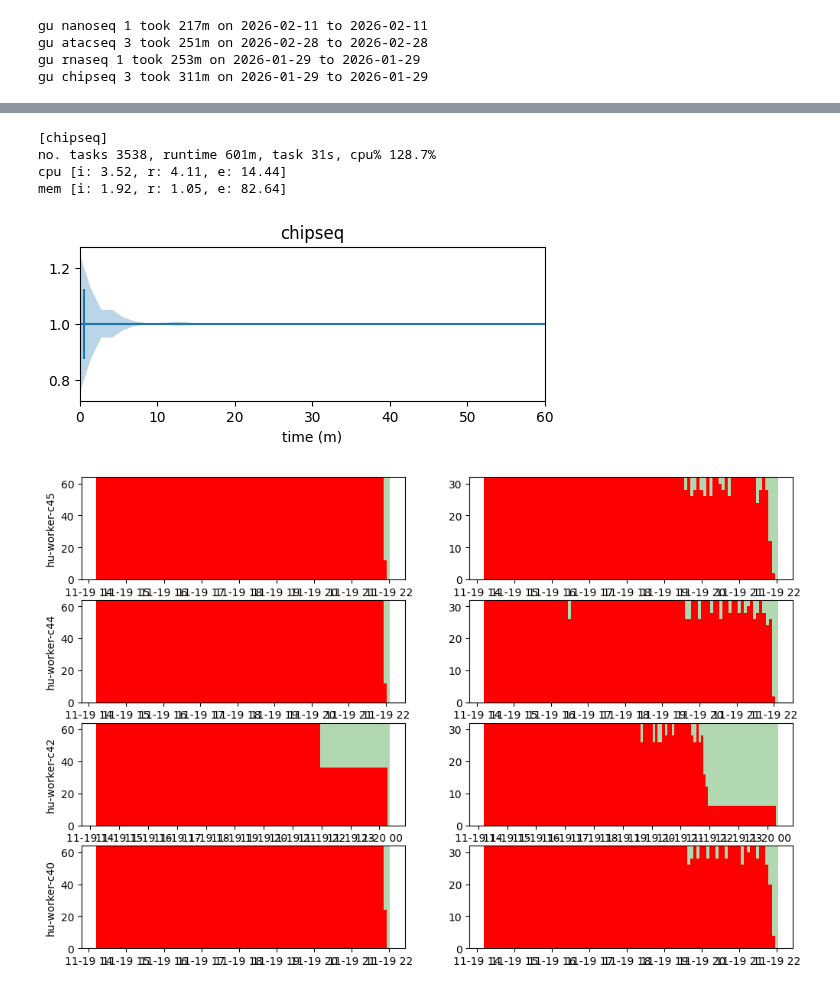
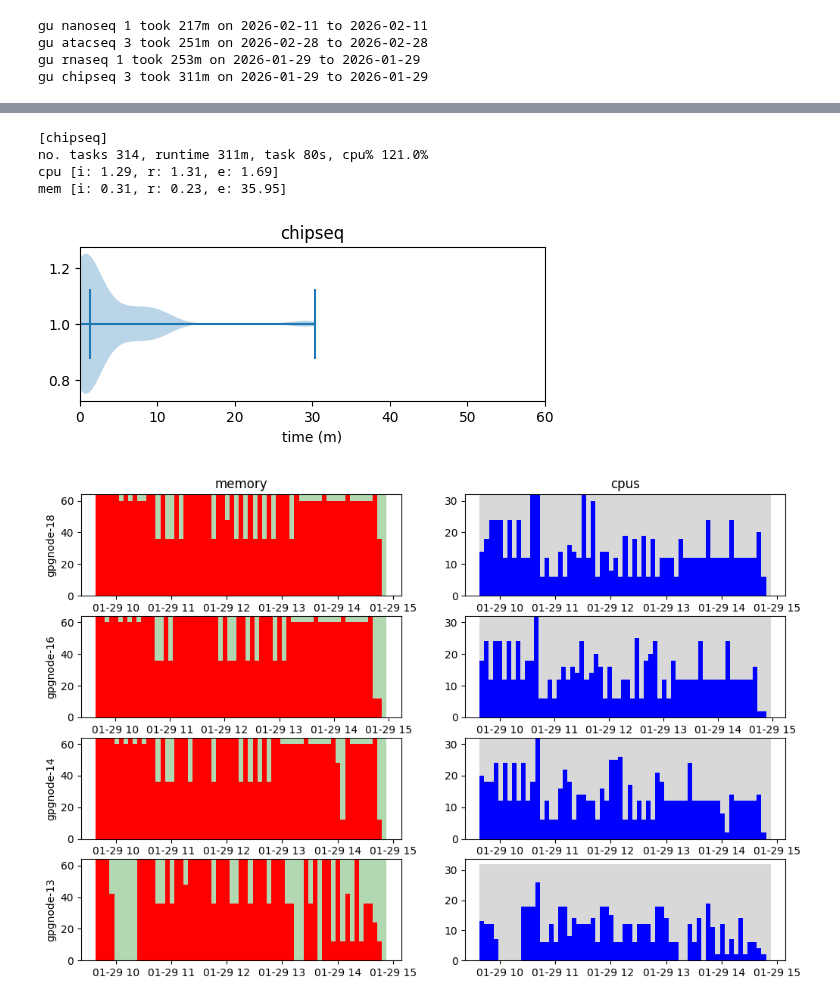
Before and after one commit to GlasgowC3lab/ichnos-results-evaluation, a Jupyter notebook: ext-results/ext-analysis.ipynb, the cells around one changed output, grey strips where cells are left out. Drawn from its saved outputs; the diff is of its cells as text; code cells hidden in the pictures.

```diff
--- a/ext-results/ext-analysis.ipynb
+++ b/ext-results/ext-analysis.ipynb
@@ -178,6 +178,8 @@ def plot_node_utilisation(wf_df, node_mem, node_cpus):
     fig.set_figheight(8)
     fig.set_figwidth(12)
     tasks_by_node = wf_df.groupby(['hostname'])
+    axs[0][0].set_title('memory')
+    axs[0][1].set_title('cpus')
 
     for group, ax, ax_cpus in zip(tasks_by_node.groups, [axs[3][0], axs[2][0], axs[1][0], axs[0][0]], [axs[3][1], axs[2][1], axs[1][1], axs[0][1]]):
         ax.set_ylabel(group)
@@ -208,8 +210,8 @@ def plot_node_utilisation(wf_df, node_mem, node_cpus):
         free_cpus = np.repeat(node_cpus, len(cpus_over_time)) - cpus_over_time
         ax.bar(times, usage_over_time, width=bar_width, color='red')
         ax.bar(times, free_mem, width=bar_width, color='green', alpha=0.3, bottom=usage_over_time)
-        ax_cpus.bar(times, cpus_over_time, width=bar_width, color='red')
-        ax_cpus.bar(times, free_cpus, width=bar_width, color='green', alpha=0.3, bottom=cpus_over_time)
+        ax_cpus.bar(times, cpus_over_time, width=bar_width, color='blue')
+        ax_cpus.bar(times, free_cpus, width=bar_width, color='gray', alpha=0.3, bottom=cpus_over_time)
 
     fig.show()
 # %%
@@ -417,9 +419,9 @@ mem [i: 0.94, r: 0.53, e: 76.44]
 # %%
-analyse_workflow('chipseq', hu_chipseq, hu_chipseq_time, 64, 32, run_chipseq_hu)
+analyse_workflow('chipseq', gu_chipseq, gu_chipseq_time, 64, 32, run_chipseq_gu)
 # %% [output]
 [chipseq]
-no. tasks 3538, runtime 601m, task 31s, cpu% 128.7%
-cpu [i: 3.52, r: 4.11, e: 14.44]
-mem [i: 1.92, r: 1.05, e: 82.64]
+no. tasks 314, runtime 311m, task 80s, cpu% 121.0%
+cpu [i: 1.29, r: 1.31, e: 1.69]
+mem [i: 0.31, r: 0.23, e: 35.95]
-[figure, old version]
+[figure, new version]
-[figure, old version]
+[figure, new version]
```
Also changed, not shown: parts of 9 cells of this notebook.
